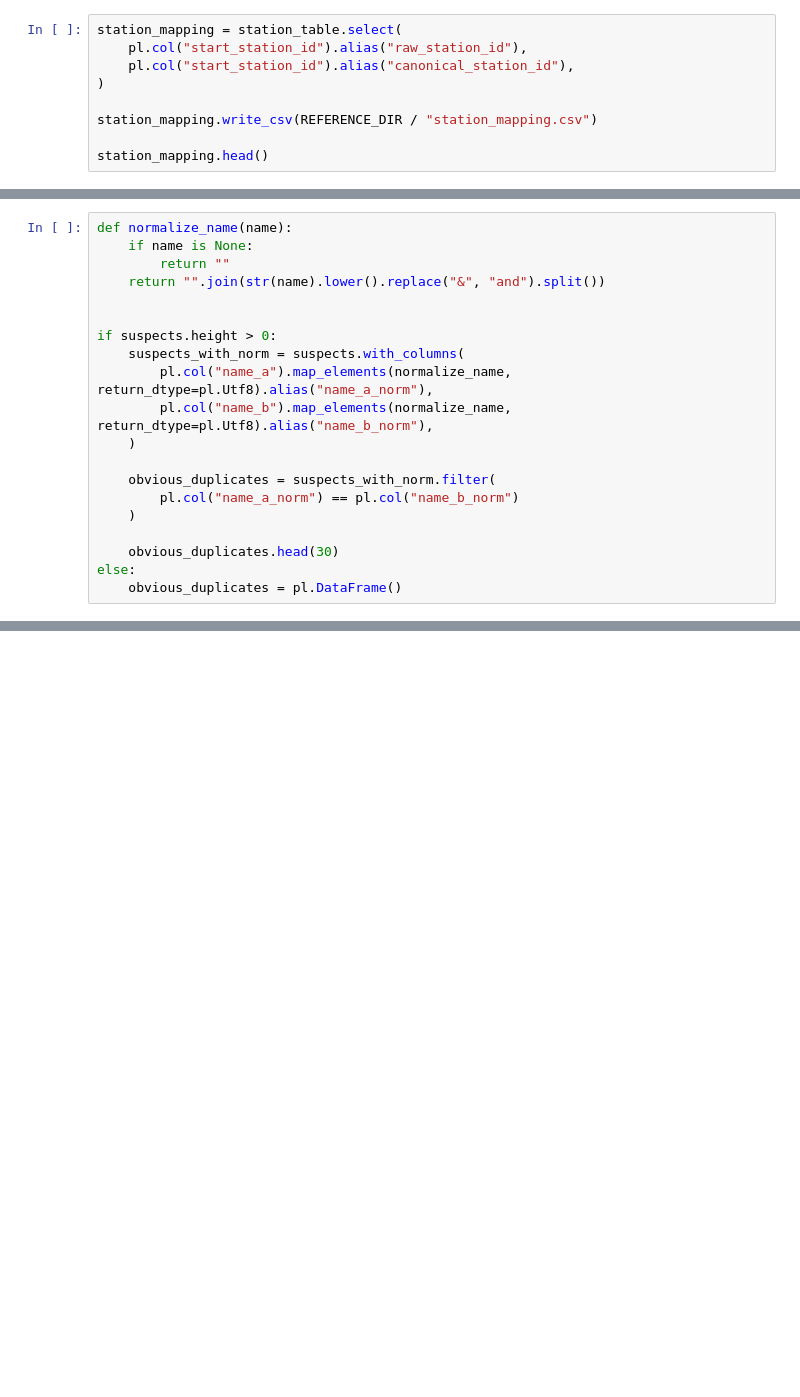
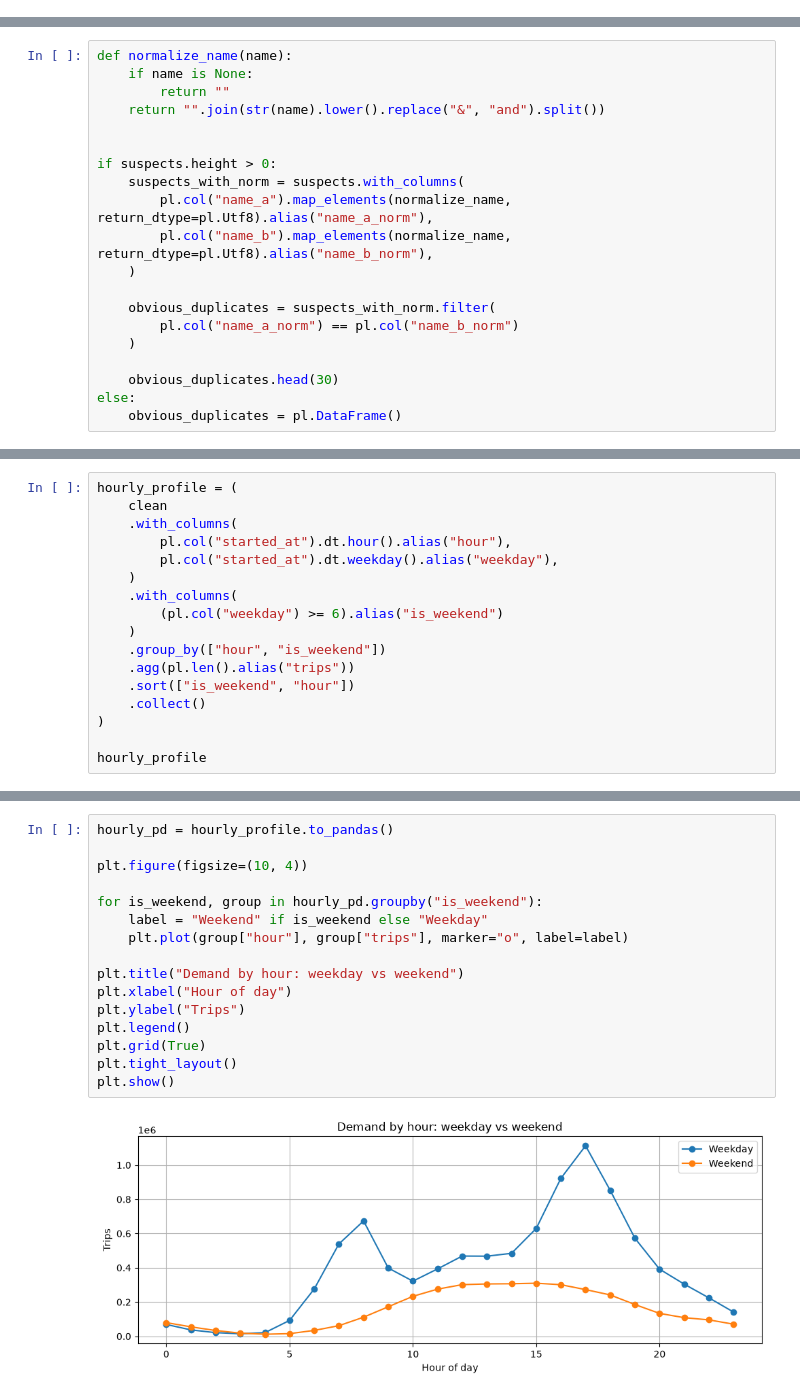
Before and after one commit to koshiroquoc/bikeshare-forecast, a Jupyter notebook: notebooks/01_eda.ipynb, the cells around one changed output, grey strips where cells are left out. Drawn from its saved outputs; the diff is of its cells as text; blank space fills up the shorter version.

Commit message:
eda: analyze demand patterns and select station scope

```diff
--- a/notebooks/01_eda.ipynb
+++ b/notebooks/01_eda.ipynb
@@ -368,9 +377,0 @@ There are 2152 pairs of station IDs within 30 meters of each other. These pairs
-# %%
-station_mapping = station_table.select(
-    pl.col("start_station_id").alias("raw_station_id"),
-    pl.col("start_station_id").alias("canonical_station_id"),
-)
-
-station_mapping.write_csv(REFERENCE_DIR / "station_mapping.csv")
-
-station_mapping.head()
@@ -452,0 +501,17 @@ Conclusion: The station mapping was exported to `data/reference/station_mapping.
+# %%
+hourly_profile = (
+    clean
+    .with_columns(
+        pl.col("started_at").dt.hour().alias("hour"),
+        pl.col("started_at").dt.weekday().alias("weekday"),
+    )
+    .with_columns(
+        (pl.col("weekday") >= 6).alias("is_weekend")
+    )
+    .group_by(["hour", "is_weekend"])
+    .agg(pl.len().alias("trips"))
+    .sort(["is_weekend", "hour"])
+    .collect()
+)
+
+hourly_profile
@@ -452,0 +533,18 @@ Conclusion: The station mapping was exported to `data/reference/station_mapping.
+# %%
+hourly_pd = hourly_profile.to_pandas()
+
+plt.figure(figsize=(10, 4))
+
+for is_weekend, group in hourly_pd.groupby("is_weekend"):
+    label = "Weekend" if is_weekend else "Weekday"
+    plt.plot(group["hour"], group["trips"], marker="o", label=label)
+
+plt.title("Demand by hour: weekday vs weekend")
+plt.xlabel("Hour of day")
+plt.ylabel("Trips")
+plt.legend()
+plt.grid(True)
+plt.tight_layout()
+plt.show()
+# %% [output]
+[figure, added]
```
Also changed, not shown: parts of 58 cells of this notebook, 3 other files.
